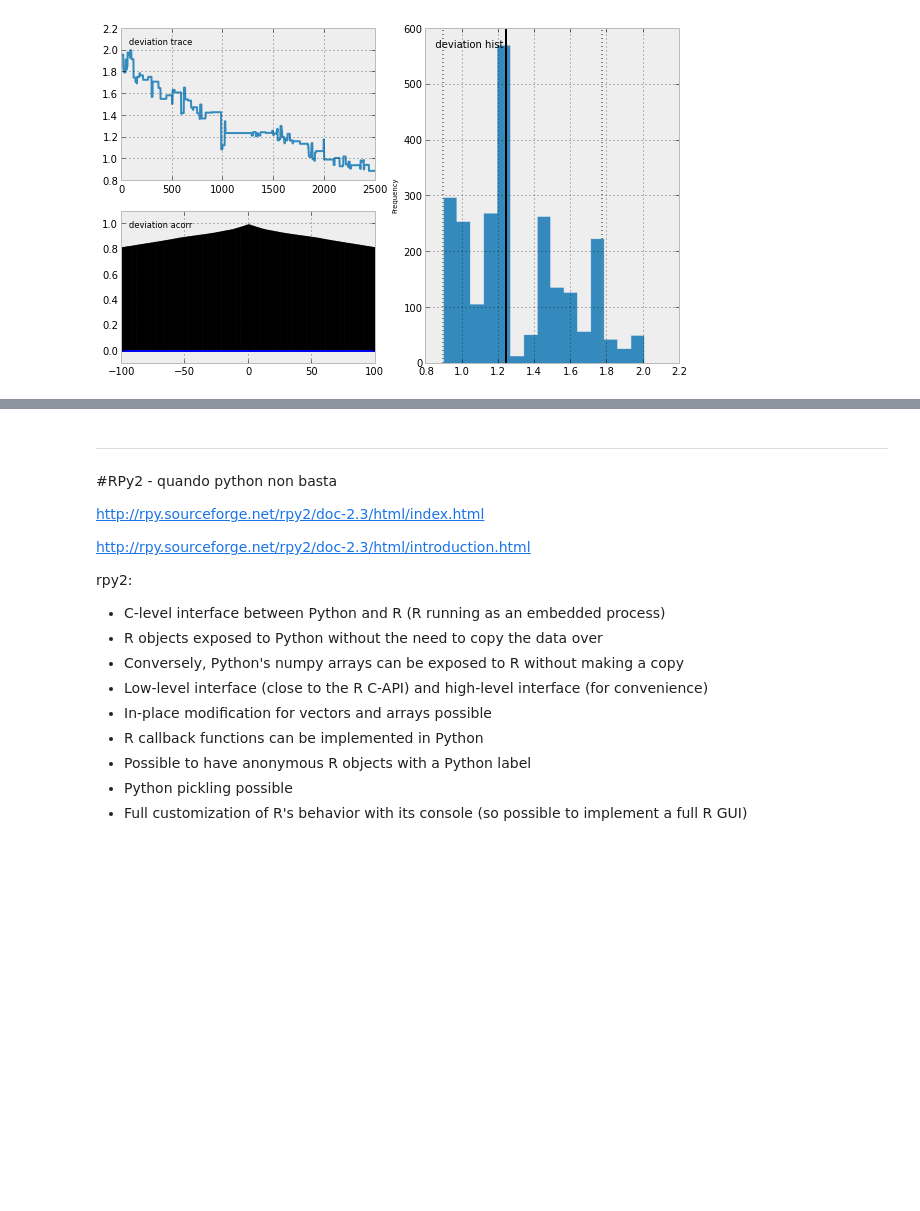
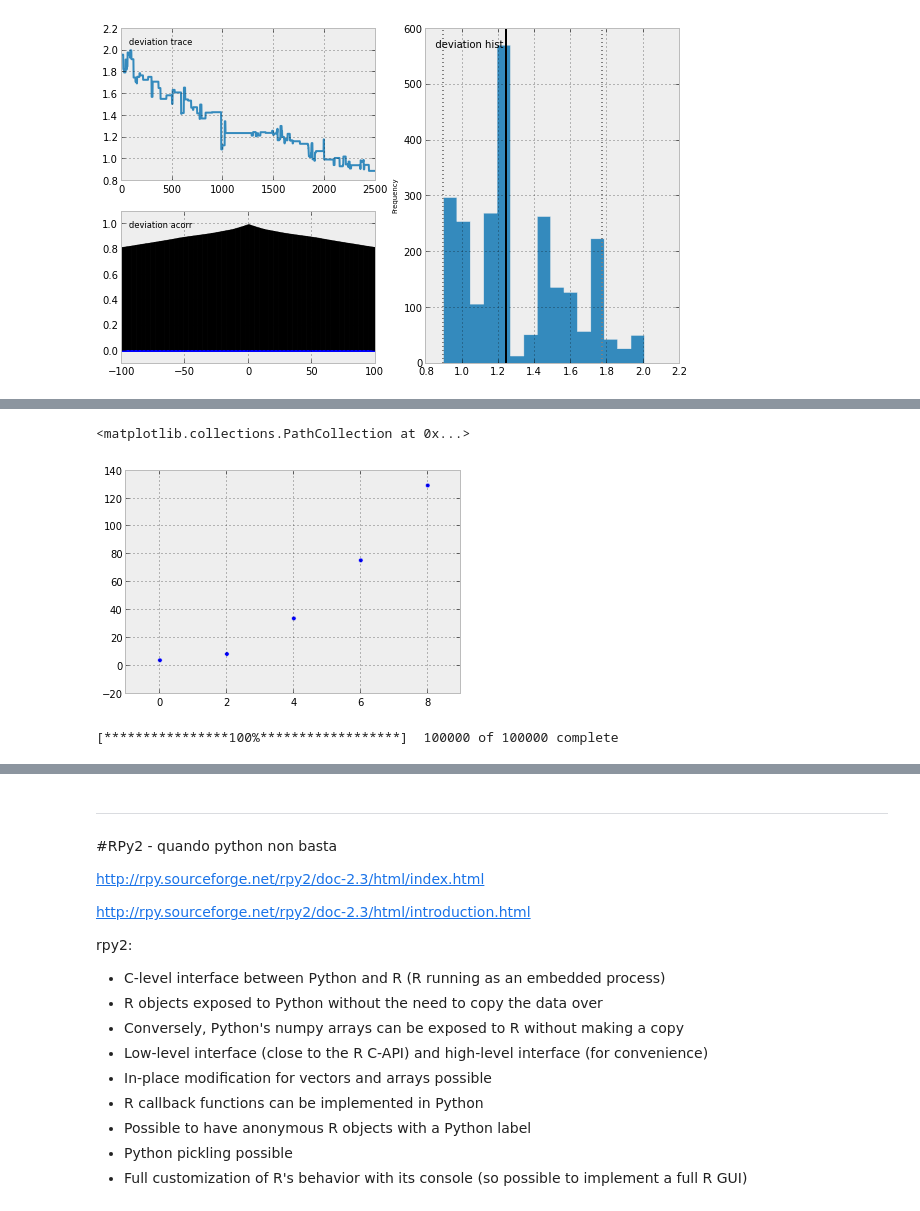
Before and after one commit to EnricoGiampieri/lezionipython, a Jupyter notebook: metodi fisici - analisi dati.ipynb, the cells around one changed output, grey strips where cells are left out. Saved outputs shown, nothing was run; the diff lists cells and outputs as text; code cells hidden in the pictures; blank space fills up the shorter version.

```diff
--- a/metodi fisici - analisi dati.ipynb
+++ b/metodi fisici - analisi dati.ipynb
@@ -1346,0 +1259,12 @@ Plotting deviation
+# %%
+m = 2.0
+a = 2.0
+q = 2.0
+n = 1.0
+
+x = arange(0.0, 10.0, 2.0)
+y = q + m*x**a + n*randn(len(x))
+scatter(x, y)
+# %% [output]
+<matplotlib.collections.PathCollection at 0x...>
+[figure, added]
@@ -1346,0 +1279,5 @@ Plotting deviation
+# %%
+model = pymc.MCMC([exog, mean, endog])
+model.sample(iter=100000, burn=10000)
+# %% [output]
+[****************100%******************]  100000 of 100000 complete
```
Also changed, not shown: parts of 31 cells of this notebook, 4 other files.
